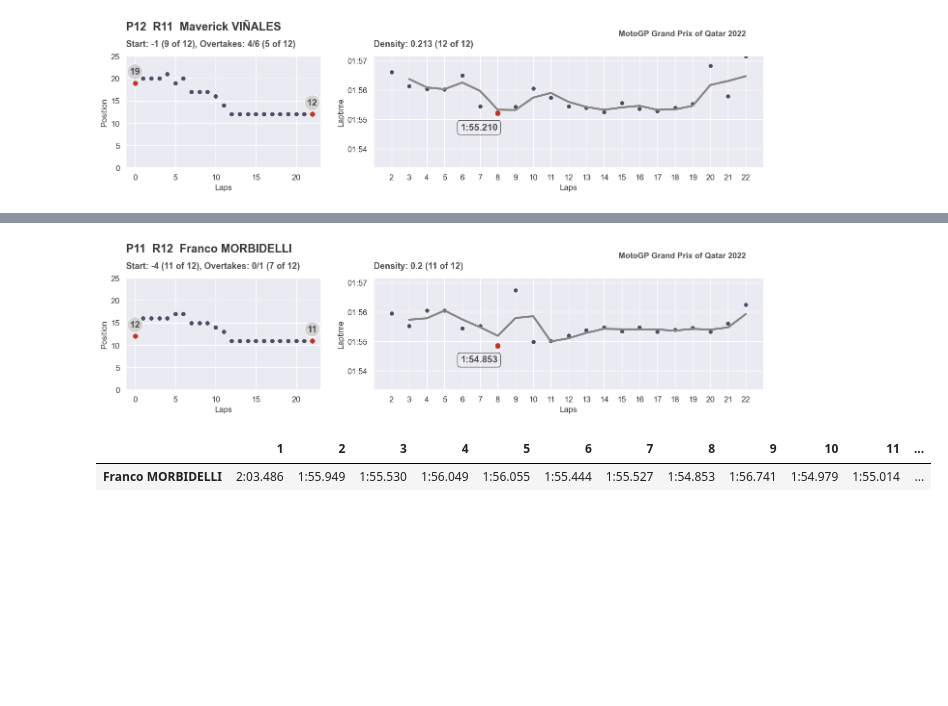
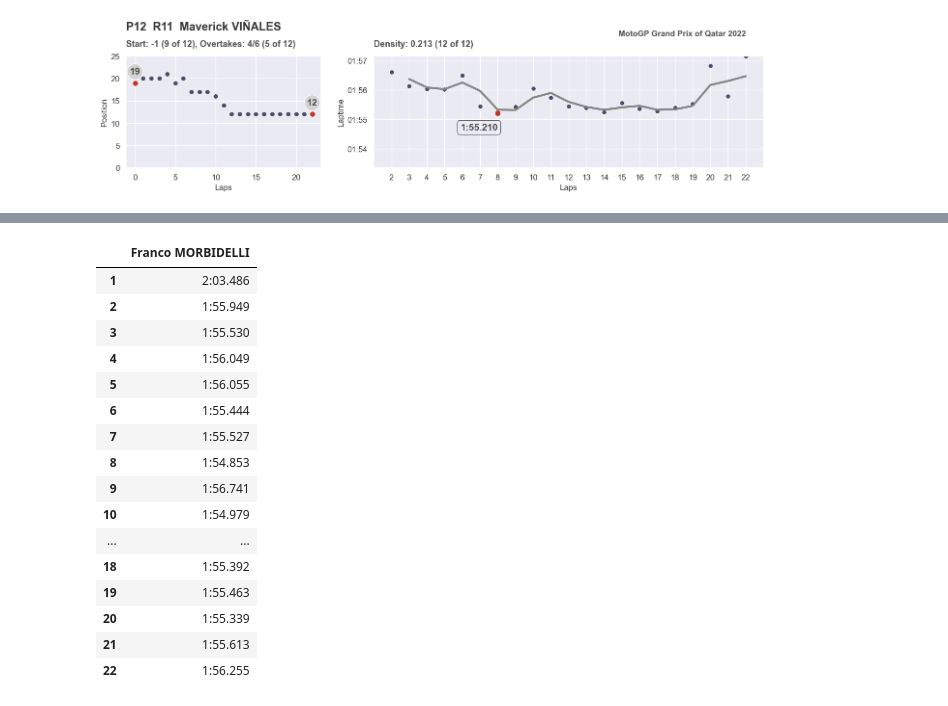
Before and after one commit to a-chasovsky/motogp-analytics, a Jupyter notebook: motogp_riders_rating.ipynb, the cells around one changed output, grey strips where cells are left out. Saved outputs shown, nothing was run; the diff lists cells and outputs as text; code cells hidden in the pictures; blank space fills up the shorter version.

```diff
--- a/motogp_riders_rating.ipynb
+++ b/motogp_riders_rating.ipynb
@@ -191,7 +191,7 @@ def extract_pdf_pypdf(file_name_pdf):
     data - список строковых переменных
     '''
 
-    data_extracted = PdfReader(file_name_pdf)
+    data_extracted = PdfReader(f'data/{file_name_pdf}')
     pages_num = len(data_extracted.pages)
     data = []
 
@@ -216,7 +216,7 @@ def extract_pdf_pymupdf(file_name_pdf):
     data - список строковых переменных
     '''
 
-    data_extracted = fitz.open(file_name_pdf)
+    data_extracted = fitz.open(f'data/{file_name_pdf}')
     pages_num = len(data_extracted)
     data = []
 
@@ -2278,9 +2310,20 @@ plot.savefig(plot_file_name + '.png', bbox_inches='tight')
-# %%
-plot
-# %% [output]
-[figure, removed]
 # %%
-analysis_df['Franco MORBIDELLI'].to_frame().T
+analysis_df['Franco MORBIDELLI'].to_frame()
 # %% [output]
-|  | 1 | 2 | 3 | 4 | 5 | 6 | 7 | 8 | 9 | 10 | 11 | ... |
-| Franco MORBIDELLI | 2:03.486 | 1:55.949 | 1:55.530 | 1:56.049 | 1:56.055 | 1:55.444 | 1:55.527 | 1:54.853 | 1:56.741 | 1:54.979 | 1:55.014 | ... |
+|  | Franco MORBIDELLI |
+| 1 | 2:03.486 |
+| 2 | 1:55.949 |
+| 3 | 1:55.530 |
+| 4 | 1:56.049 |
+| 5 | 1:56.055 |
+| 6 | 1:55.444 |
+| 7 | 1:55.527 |
+| 8 | 1:54.853 |
+| 9 | 1:56.741 |
+| 10 | 1:54.979 |
+| ... | ... |
+| 18 | 1:55.392 |
+| 19 | 1:55.463 |
+| 20 | 1:55.339 |
+| 21 | 1:55.613 |
+| 22 | 1:56.255 |
```
Also changed, not shown: parts of 5 cells of this notebook, 15 other files.
